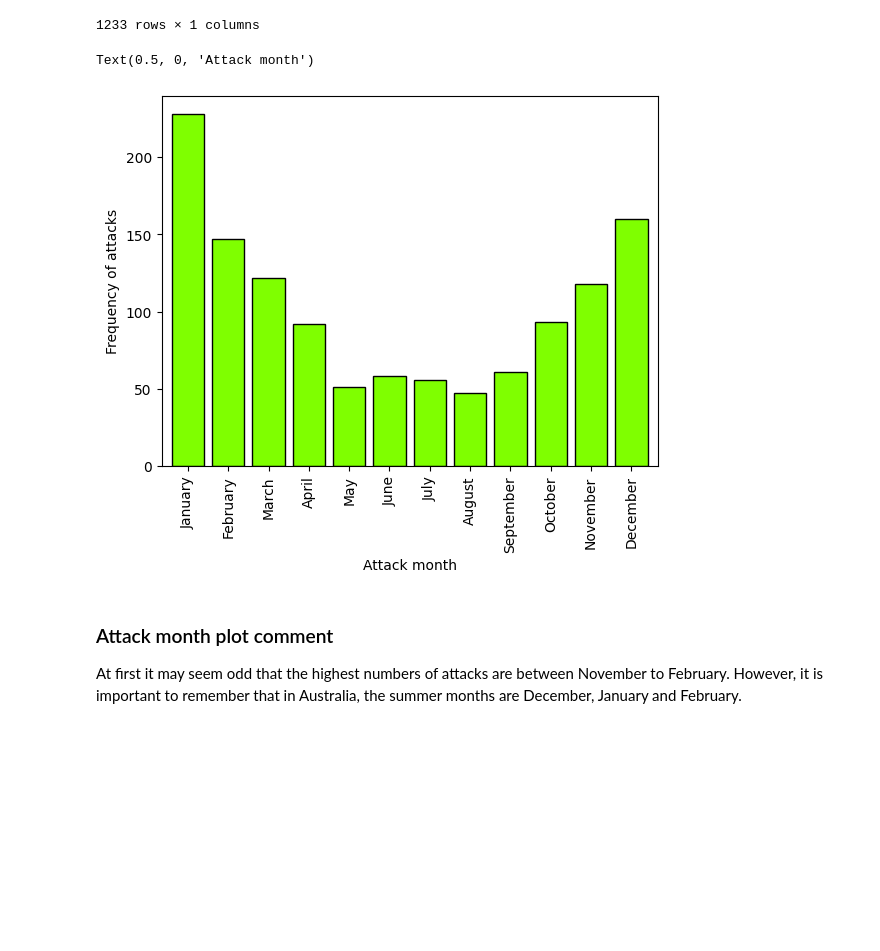
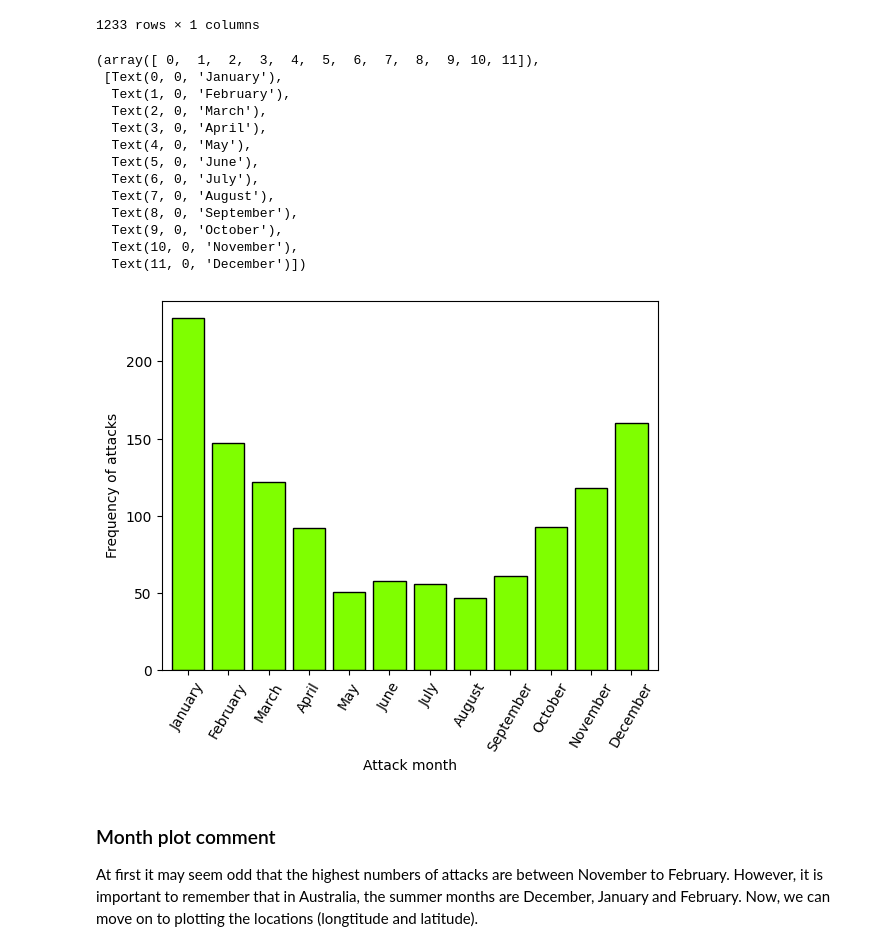
Before and after one commit to anushaTUe/visualisation-20245, a Jupyter notebook: dataset/further_exploration.ipynb, the cells around one changed output. Cells and saved outputs as stored; diff of their text form; code cells hidden in the pictures; blank space fills up the shorter version.

```diff
--- a/dataset/further_exploration.ipynb
+++ b/dataset/further_exploration.ipynb
@@ -108,22 +109,35 @@ df_month
 # %%
 month_order = [
     "January", "February", "March", "April", "May", "June",
     "July", "August", "September", "October", "November", "December"
 ]
 
 # Convert 'Incident.month' column to a categorical type with the specified order
 df_month['Incident.month'] = pd.Categorical(df_month['Incident.month'], categories=month_order, ordered=True)
 
 month_counts = df_month['Incident.month'].value_counts().sort_index()
 
 month_plot = month_counts.plot(kind='bar', width=0.8, color='chartreuse', edgecolor='black')
 
 month_plot.set_ylabel('Frequency of attacks')
 month_plot.set_xlabel('Attack month')
+plt.xticks(rotation=60)
 # %% [output]
-Text(0.5, 0, 'Attack month')
+(array([ 0,  1,  2,  3,  4,  5,  6,  7,  8,  9, 10, 11]),
+ [Text(0, 0, 'January'),
+  Text(1, 0, 'February'),
+  Text(2, 0, 'March'),
+  Text(3, 0, 'April'),
+  Text(4, 0, 'May'),
+  Text(5, 0, 'June'),
+  Text(6, 0, 'July'),
+  Text(7, 0, 'August'),
+  Text(8, 0, 'September'),
+  Text(9, 0, 'October'),
+  Text(10, 0, 'November'),
+  Text(11, 0, 'December')])
-[figure, old version]
+[figure, new version]
 # %% [markdown]
-### Attack month plot comment
+### Month plot comment
 
-At first it may seem odd that the highest numbers of attacks are between November to February. However, it is important to remember that in Australia, the summer months are December, January and February.
+At first it may seem odd that the highest numbers of attacks are between November to February. However, it is important to remember that in Australia, the summer months are December, January and February. Now, we can move on to plotting the locations (longtitude and latitude).
```
Also changed, not shown: parts of 7 cells of this notebook, 1 other file.
